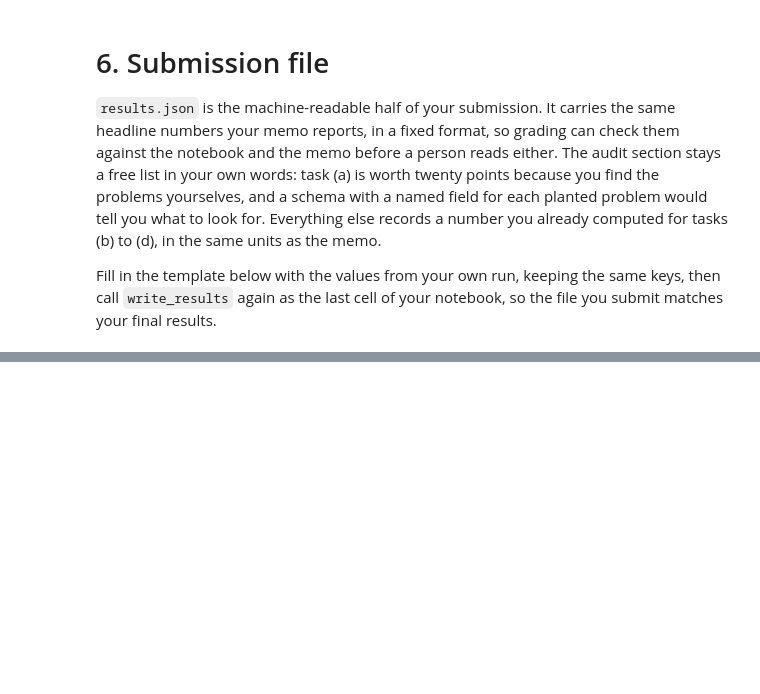
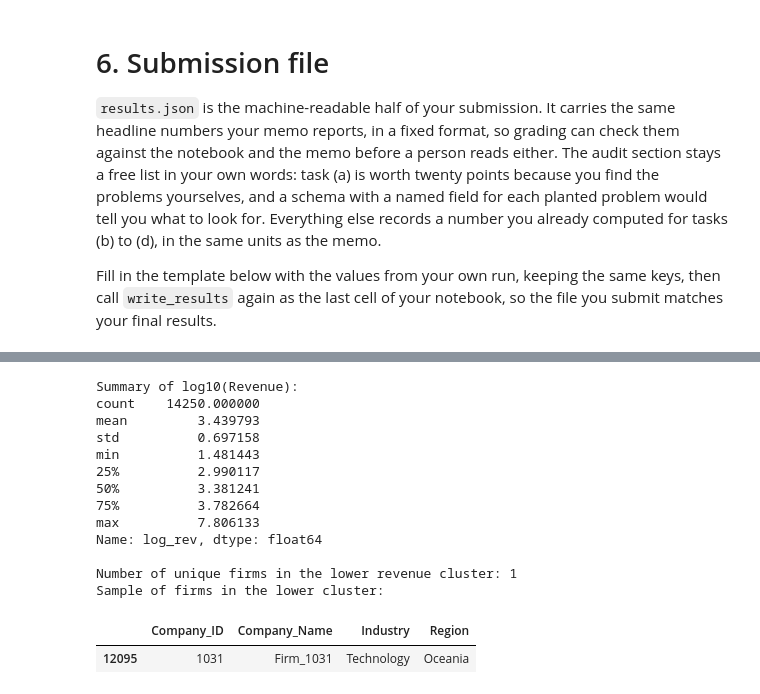
Before and after one commit to kayainmyself-hue/group-assignment, a Jupyter notebook: notebooks/Python/groupwork/Group_Work_AS_2026.ipynb, the cells around one changed output, grey strips where cells are left out. Saved outputs shown, nothing was run; the diff lists cells and outputs as text; code cells hidden in the pictures; blank space fills up the shorter version.

```diff
--- a/notebooks/Python/groupwork/Group_Work_AS_2026.ipynb
+++ b/notebooks/Python/groupwork/Group_Work_AS_2026.ipynb
@@ -383,0 +433,32 @@ write_results(RESULTS_TEMPLATE)
+# %%
+# Let's find the point separating the two peaks (typically around log10(Revenue) = 1.0 to 1.5)
+# We'll print a sample of firms from both sides of the valley to understand who they are.
+panel_valid_rev = panel.dropna(subset=['Revenue']).copy()
+panel_valid_rev['log_rev'] = np.log10(panel_valid_rev['Revenue'])
+
+# Identify the lower cluster (e.g., log_rev < 1.0 or whatever the boundary is)
+print("Summary of log10(Revenue):")
+print(panel_valid_rev['log_rev'].describe())
+
+# Let's look at the actual values and list some unique firms in the smaller cluster
+lower_cluster = panel_valid_rev[panel_valid_rev['log_rev'] < 1.5]
+u_lower_firms = lower_cluster[['Company_ID', 'Company_Name', 'Industry', 'Region']].drop_duplicates()
+print(f"\nNumber of unique firms in the lower revenue cluster: {len(u_lower_firms)}")
+print("Sample of firms in the lower cluster:")
+display(u_lower_firms.head(10))
+# %% [output]
+Summary of log10(Revenue):
+count    14250.000000
+mean         3.439793
+std          0.697158
+min          1.481443
+25%          2.990117
+50%          3.381241
+75%          3.782664
+max          7.806133
+Name: log_rev, dtype: float64
+
+Number of unique firms in the lower revenue cluster: 1
+Sample of firms in the lower cluster:
+|  | Company_ID | Company_Name | Industry | Region |
+| 12095 | 1031 | Firm_1031 | Technology | Oceania |
```
Also changed, not shown: parts of 4 cells of this notebook.
